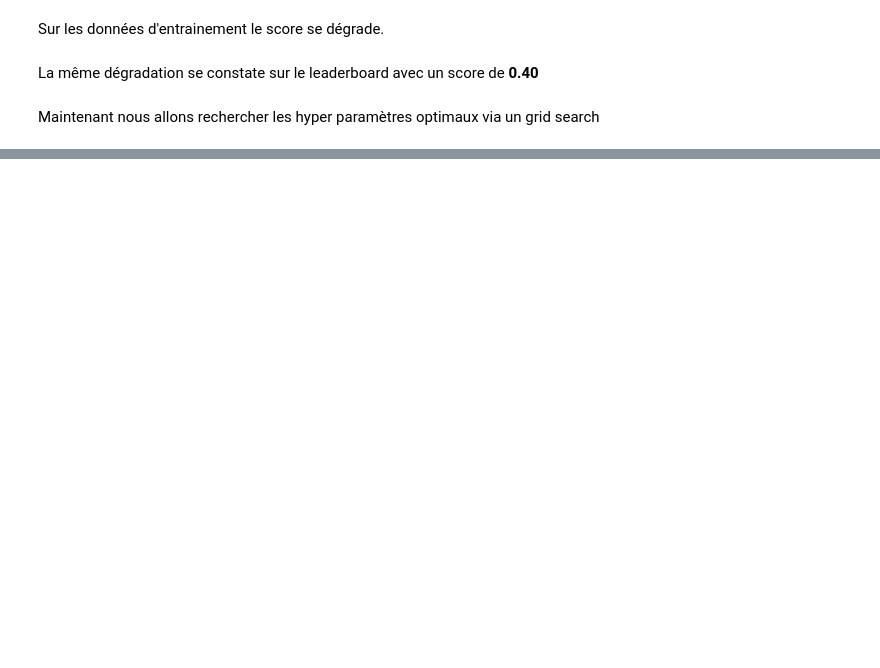
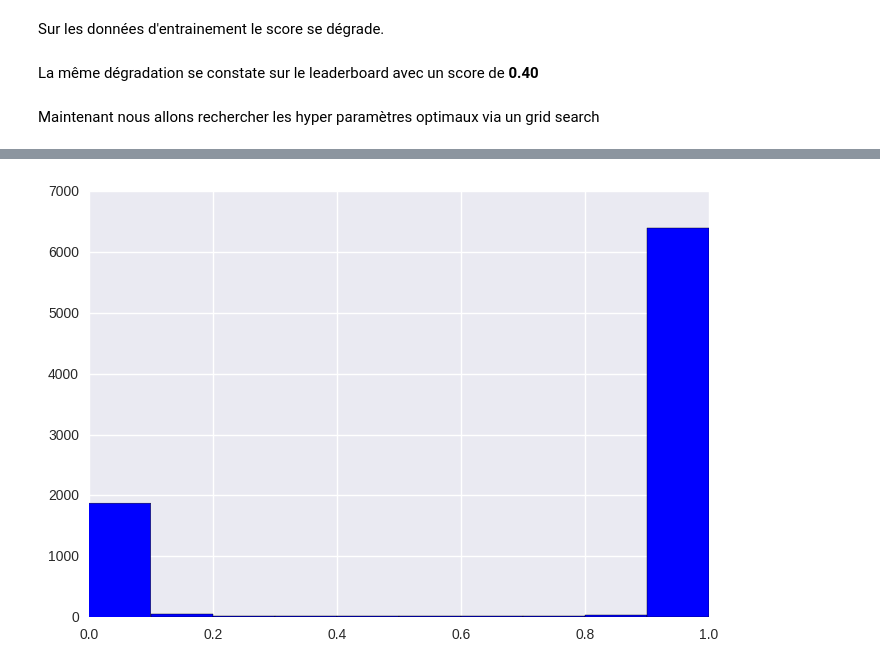
Before and after one commit to rvi008/Challenge-1, a Jupyter notebook: challenge/Challenge.ipynb, the cells around one changed output, grey strips where cells are left out. Cells and saved outputs as stored; diff of their text form; code cells hidden in the pictures; blank space fills up the shorter version.

```diff
--- a/challenge/Challenge.ipynb
+++ b/challenge/Challenge.ipynb
@@ -199,0 +244,5 @@ Lorsque on se trouve trop proche de la frontière de décision on ne va pas se p
+# %%
+proba_class_pos = np.transpose(clf3.predict_proba(X_test))[1]
+npos, binspos, patchespos = plt.hist(proba_class_pos, 10, facecolor = 'blue')
+# %% [output]
+[figure, added]
```
Also changed, not shown: parts of 12 cells of this notebook, 1 other file.
